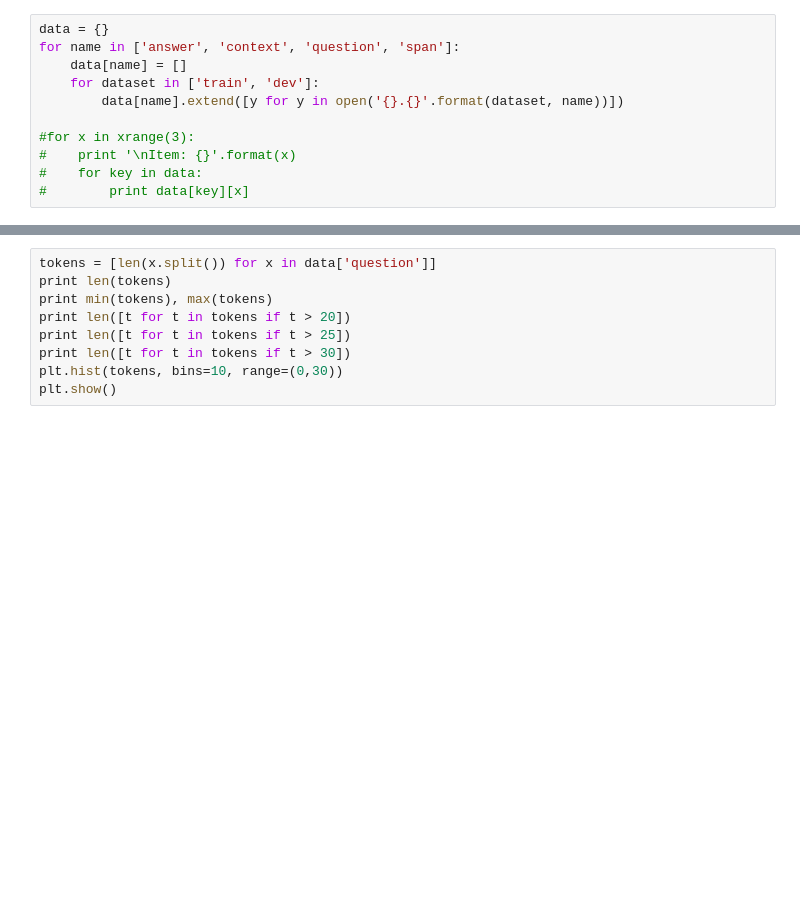
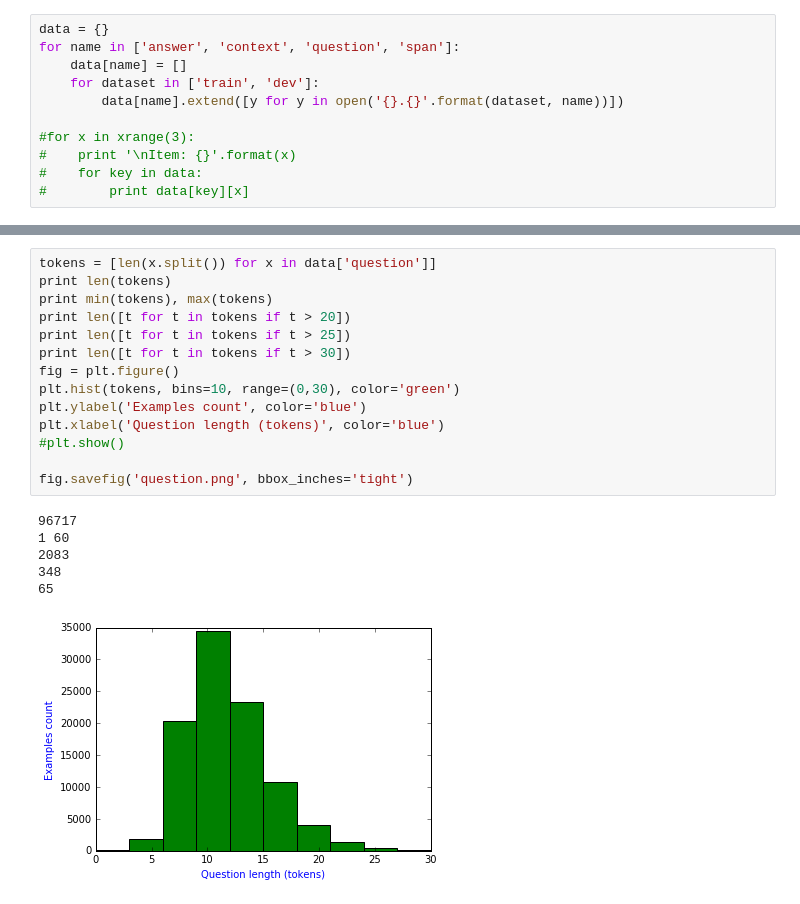
Before and after one commit to raksitov/squad, a Jupyter notebook: data/DataAnalysis.ipynb, the cells around one changed output, grey strips where cells are left out. Saved outputs shown, nothing was run; the diff lists cells and outputs as text; blank space fills up the shorter version.

```diff
--- a/data/DataAnalysis.ipynb
+++ b/data/DataAnalysis.ipynb
@@ -32,12 +58,24 @@ plt.show()
 # %%
 tokens = [len(x.split()) for x in data['question']]
 print len(tokens)
 print min(tokens), max(tokens)
 print len([t for t in tokens if t > 20])
 print len([t for t in tokens if t > 25])
 print len([t for t in tokens if t > 30])
-plt.hist(tokens, bins=10, range=(0,30))
-plt.show()
+fig = plt.figure()
+plt.hist(tokens, bins=10, range=(0,30), color='green')
+plt.ylabel('Examples count', color='blue')
+plt.xlabel('Question length (tokens)', color='blue')
+#plt.show()
+
+fig.savefig('question.png', bbox_inches='tight')
+# %% [output]
+96717
+1 60
+2083
+348
+65
+[figure, added]
 # %%
 tokens = [int(x.split()[1]) for x in data['span']]
 print len(tokens)
```
Also changed, not shown: parts of 7 cells of this notebook, 3 other files.
